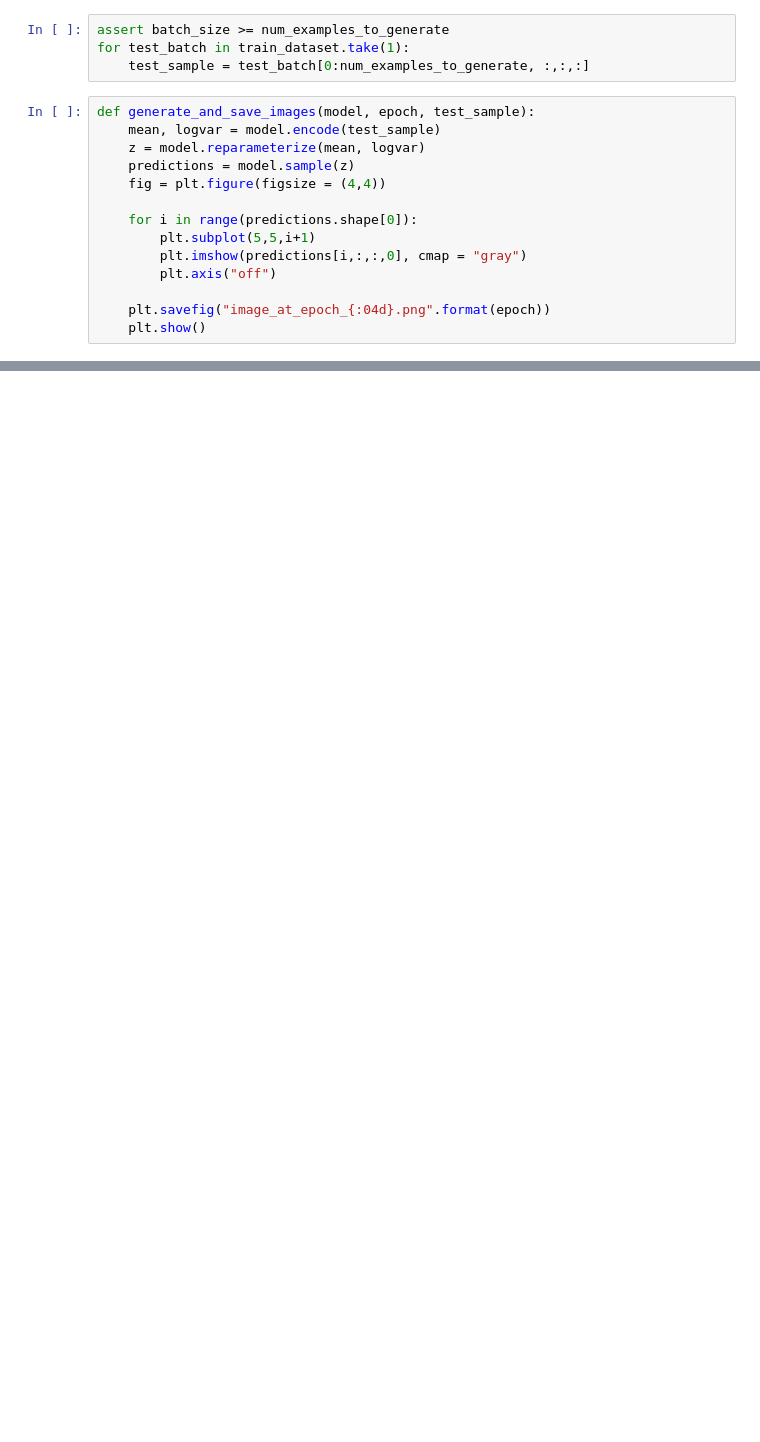
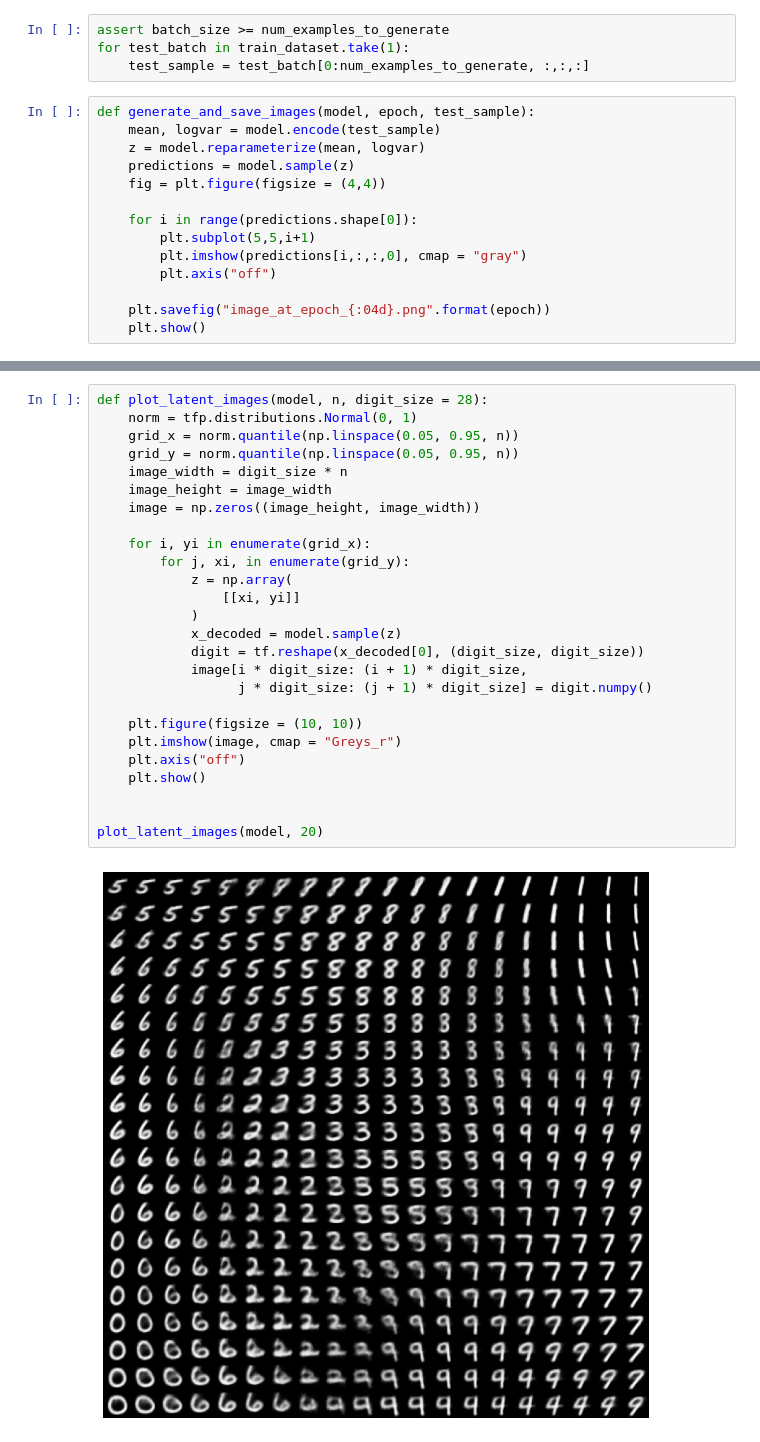
Before and after one commit to leejw4992-a11y/image_processing, a Jupyter notebook: 05.ipynb, the cells around one changed output, grey strips where cells are left out. Drawn from its saved outputs; the diff is of its cells as text; blank space fills up the shorter version.

```diff
--- a/05.ipynb
+++ b/05.ipynb
@@ -169,0 +178,28 @@ Epoch: 50, time elapse for current epoch : -130.5400848388672, time:4.5294127464
+# %%
+def plot_latent_images(model, n, digit_size = 28):
+    norm = tfp.distributions.Normal(0, 1)
+    grid_x = norm.quantile(np.linspace(0.05, 0.95, n))
+    grid_y = norm.quantile(np.linspace(0.05, 0.95, n))
+    image_width = digit_size * n
+    image_height = image_width
+    image = np.zeros((image_height, image_width))
+
+    for i, yi in enumerate(grid_x):
+        for j, xi, in enumerate(grid_y):
+            z = np.array(
+                [[xi, yi]]
+            )
+            x_decoded = model.sample(z)
+            digit = tf.reshape(x_decoded[0], (digit_size, digit_size))
+            image[i * digit_size: (i + 1) * digit_size,
+                  j * digit_size: (j + 1) * digit_size] = digit.numpy()
+
+    plt.figure(figsize = (10, 10))
+    plt.imshow(image, cmap = "Greys_r")
+    plt.axis("off")
+    plt.show()
+
+
+plot_latent_images(model, 20)
+# %% [output]
+[figure, added]
```
Also changed, not shown: parts of 3 cells of this notebook, 51 other files.
